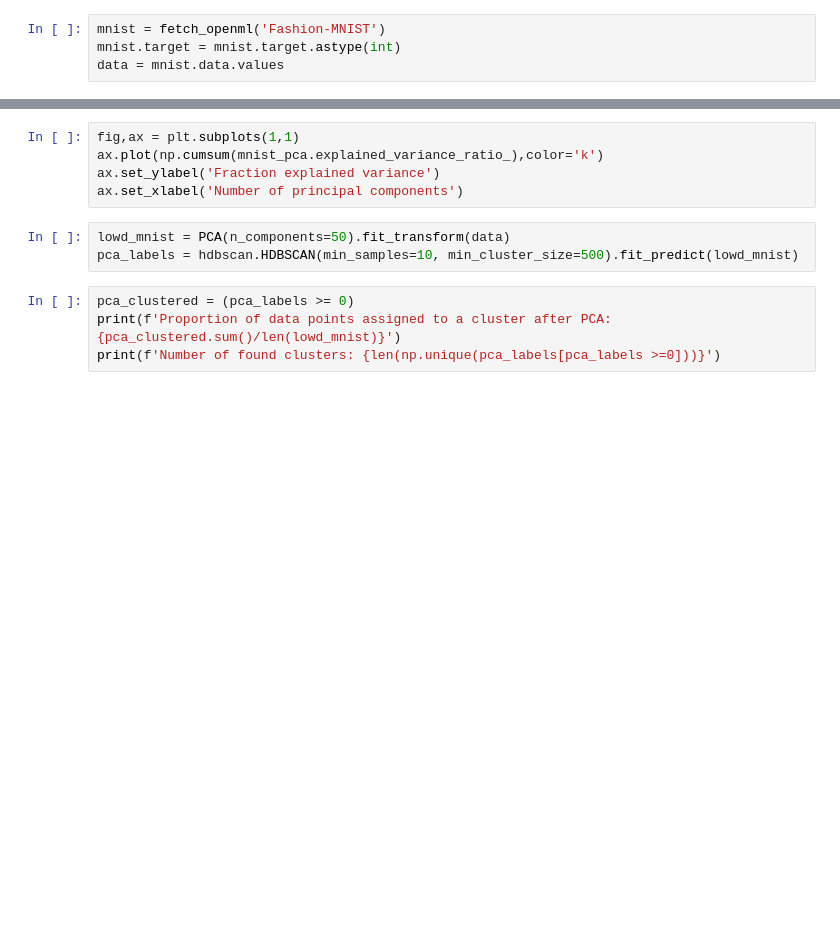
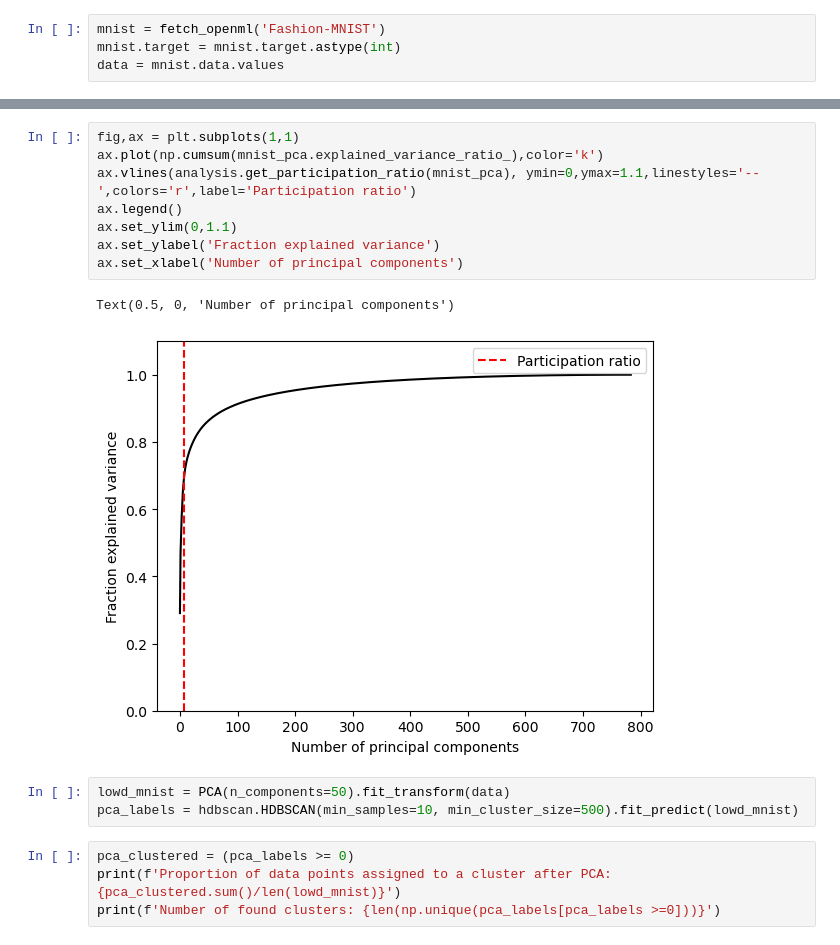
Before and after one commit to yemabio/clustering, a Jupyter notebook: scripts/clustering_fashion.ipynb, the cells around one changed output, grey strips where cells are left out. Drawn from its saved outputs; the diff is of its cells as text; blank space fills up the shorter version.

```diff
--- a/scripts/clustering_fashion.ipynb
+++ b/scripts/clustering_fashion.ipynb
@@ -29,8 +35,14 @@ mnist_pca.fit(data)
 # %%
 fig,ax = plt.subplots(1,1)
 ax.plot(np.cumsum(mnist_pca.explained_variance_ratio_),color='k')
+ax.vlines(analysis.get_participation_ratio(mnist_pca), ymin=0,ymax=1.1,linestyles='--',colors='r',label='Participation ratio')
+ax.legend()
+ax.set_ylim(0,1.1)
 ax.set_ylabel('Fraction explained variance')
 ax.set_xlabel('Number of principal components')
+# %% [output]
+Text(0.5, 0, 'Number of principal components')
+[figure, added]
 # %%
 lowd_mnist = PCA(n_components=50).fit_transform(data)
 pca_labels = hdbscan.HDBSCAN(min_samples=10, min_cluster_size=500).fit_predict(lowd_mnist)
```
Also changed, not shown: parts of 10 cells of this notebook, 4 other files.
